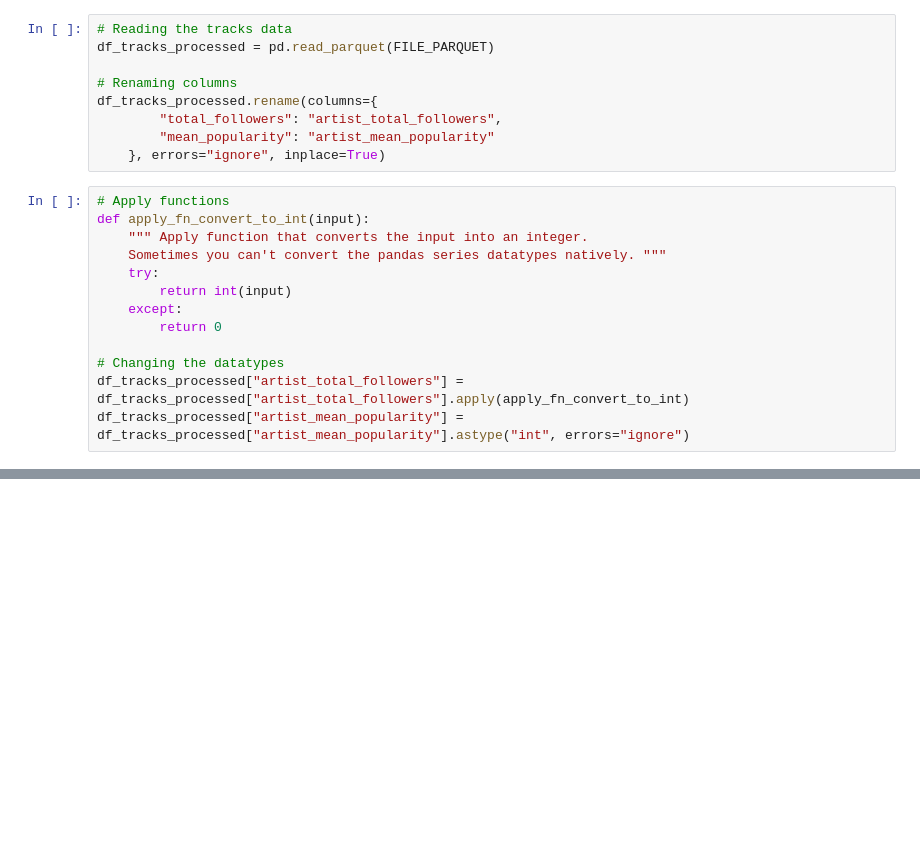
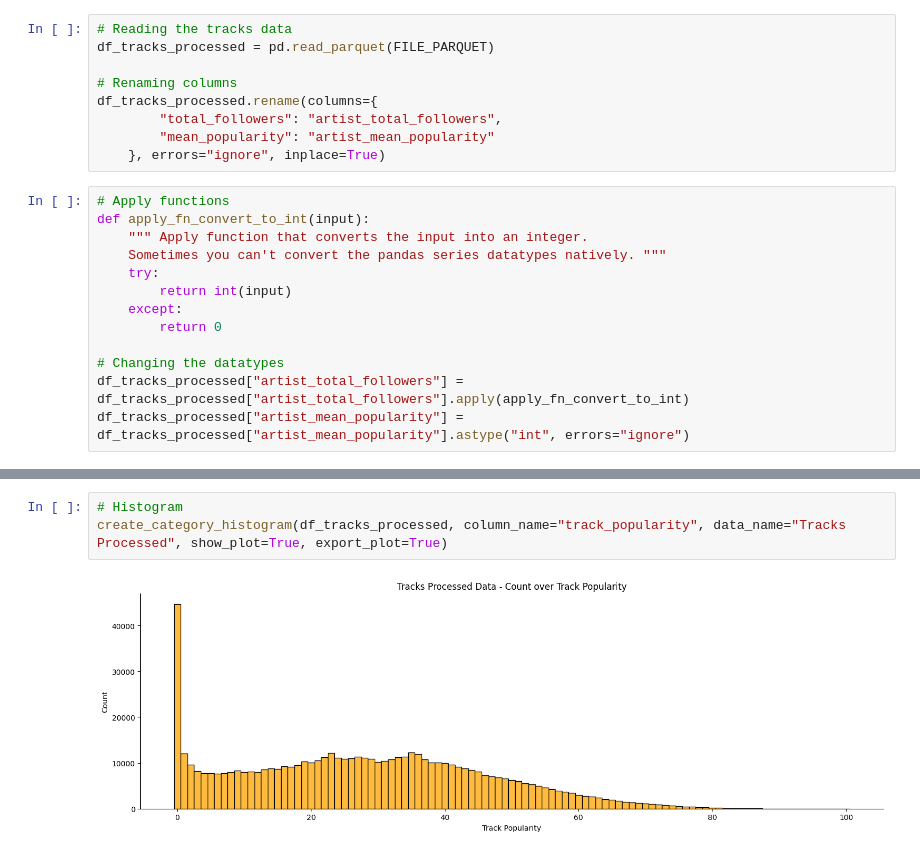
Before and after one commit to mavwong/SpotifyDataAnalysis, a Jupyter notebook: 03-analysis_main copy.ipynb, the cells around one changed output, grey strips where cells are left out. Cells and saved outputs as stored; diff of their text form; blank space fills up the shorter version.

```diff
--- a/03-analysis_main copy.ipynb
+++ b/03-analysis_main copy.ipynb
@@ -64,2 +64,7 @@ def create_category_histogram(input_df:DataFrame, column_name:str, data_name:str
+# %%
+# Histogram
+create_category_histogram(df_tracks_processed, column_name="track_popularity", data_name="Tracks Processed", show_plot=True, export_plot=True)
+# %% [output]
+[figure, added]
 # %%
 # Histogram
```
Also changed, not shown: parts of 8 cells of this notebook, 2 other files.
